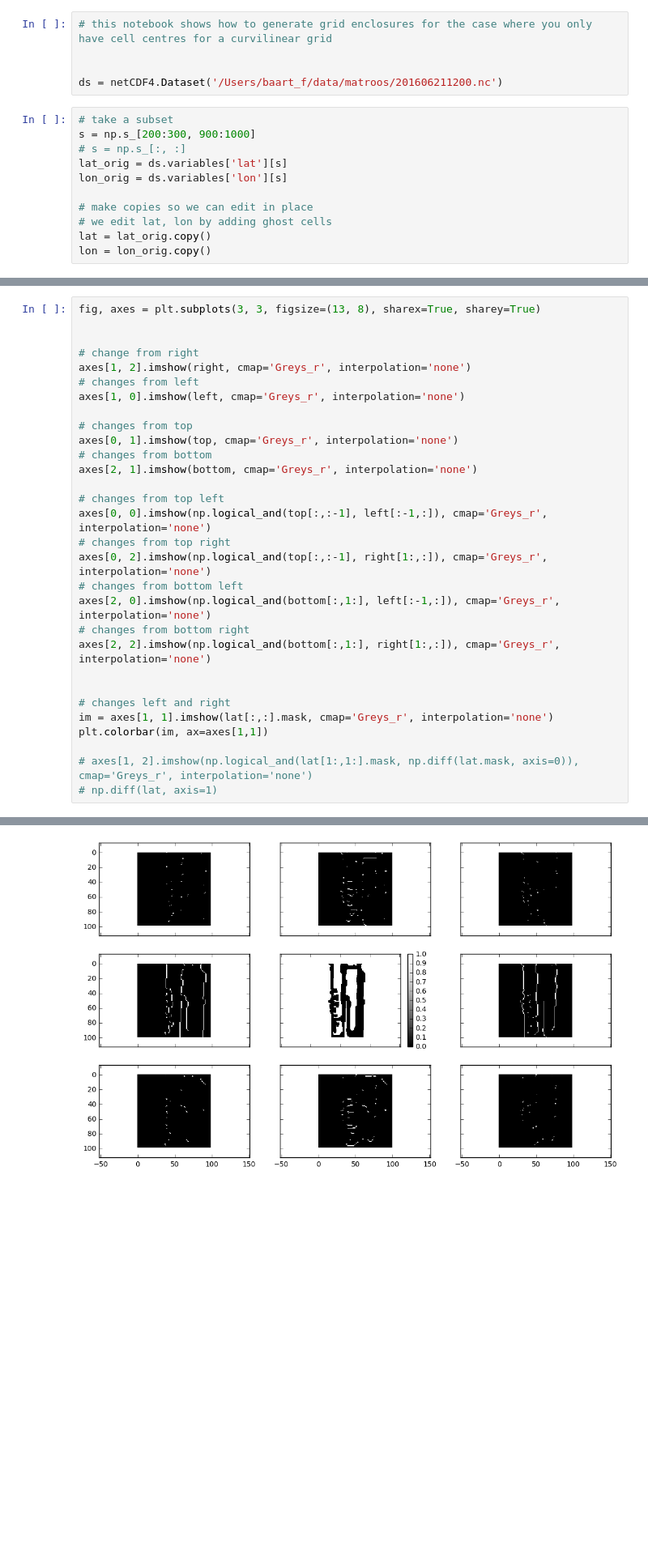
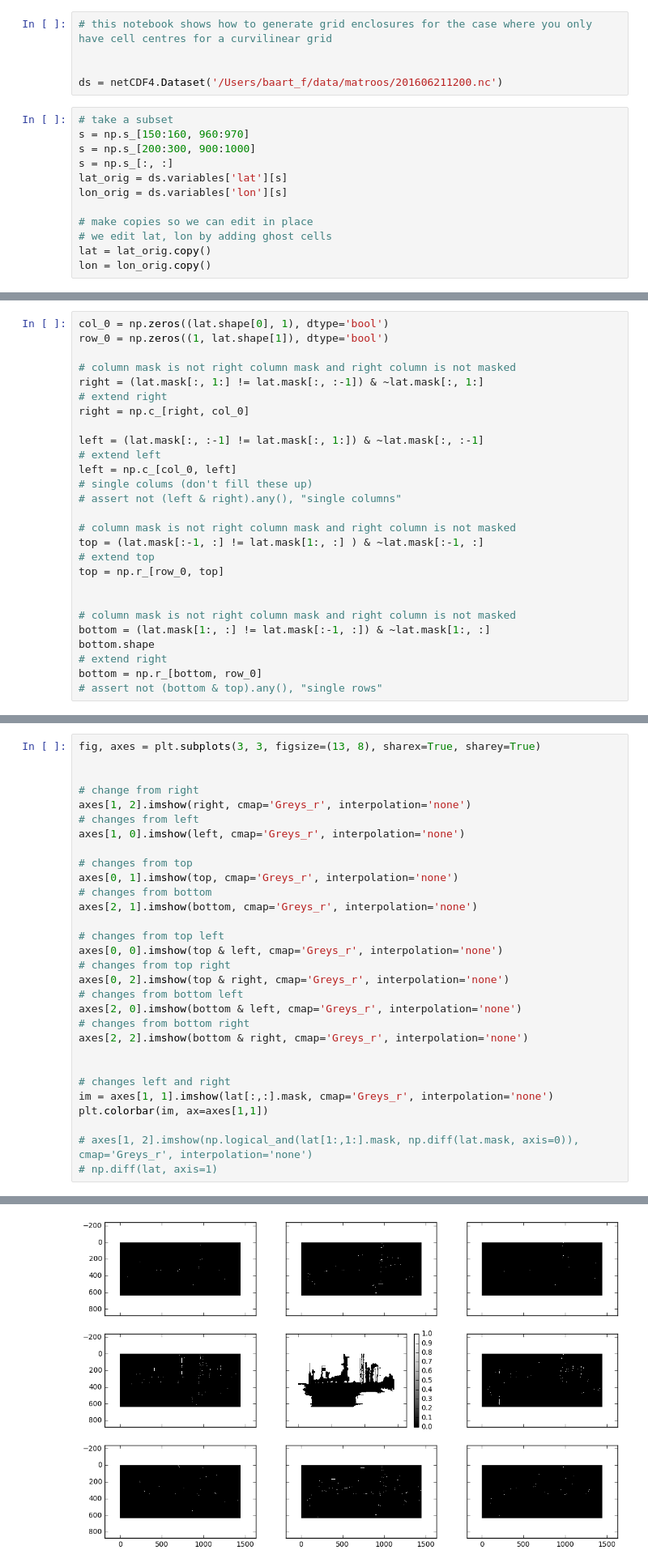
Before and after one commit to openearth/notebooks, a Jupyter notebook: curvilinear_grid_fill.ipynb, the cells around one changed output, grey strips where cells are left out. Shown at 81% size. Saved outputs shown, nothing was run; the diff lists cells and outputs as text; blank space fills up the shorter version.

```diff
--- a/curvilinear_grid_fill.ipynb
+++ b/curvilinear_grid_fill.ipynb
@@ -18,8 +18,9 @@ Loading BokehJS ...
 ds = netCDF4.Dataset('/Users/baart_f/data/matroos/201606211200.nc')
 # %%
 # take a subset
+s = np.s_[150:160, 960:970]
 s = np.s_[200:300, 900:1000]
-# s = np.s_[:, :]
+s = np.s_[:, :]
 lat_orig = ds.variables['lat'][s]
 lon_orig = ds.variables['lon'][s]
 
@@ -37,3 +44,30 @@ left_right = np.logical_and(left, right)
 top = np.logical_and(lat[1:,:].mask, np.diff(lat.mask, axis=0))
 bottom = np.logical_and(lat[:-1,:].mask, np.diff(lat.mask, axis=0))
 top_bottom = np.logical_and(top, bottom)
+# %%
+col_0 = np.zeros((lat.shape[0], 1), dtype='bool')
+row_0 = np.zeros((1, lat.shape[1]), dtype='bool')
+
+# column mask is not right column mask and right column is not masked
+right = (lat.mask[:, 1:] != lat.mask[:, :-1]) & ~lat.mask[:, 1:]
+# extend right
+right = np.c_[right, col_0]
+
+left = (lat.mask[:, :-1] != lat.mask[:, 1:]) & ~lat.mask[:, :-1]
+# extend left
+left = np.c_[col_0, left]
+# single colums (don't fill these up)
+# assert not (left & right).any(), "single columns"
+
+# column mask is not right column mask and right column is not masked
+top = (lat.mask[:-1, :] != lat.mask[1:, :] ) & ~lat.mask[:-1, :]
+# extend top
+top = np.r_[row_0, top]
+
+
+# column mask is not right column mask and right column is not masked
+bottom = (lat.mask[1:, :] != lat.mask[:-1, :]) & ~lat.mask[1:, :]
+bottom.shape
+# extend right
+bottom = np.r_[bottom, row_0]
+# assert not (bottom & top).any(), "single rows"
@@ -40,34 +88,34 @@ top_bottom = np.logical_and(top, bottom)
 # %%
 fig, axes = plt.subplots(3, 3, figsize=(13, 8), sharex=True, sharey=True)
 
 
 # change from right
 axes[1, 2].imshow(right, cmap='Greys_r', interpolation='none')
 # changes from left
 axes[1, 0].imshow(left, cmap='Greys_r', interpolation='none')
 
 # changes from top
 axes[0, 1].imshow(top, cmap='Greys_r', interpolation='none')
 # changes from bottom
 axes[2, 1].imshow(bottom, cmap='Greys_r', interpolation='none')
 
 # changes from top left
-axes[0, 0].imshow(np.logical_and(top[:,:-1], left[:-1,:]), cmap='Greys_r', interpolation='none')
+axes[0, 0].imshow(top & left, cmap='Greys_r', interpolation='none')
 # changes from top right
-axes[0, 2].imshow(np.logical_and(top[:,:-1], right[1:,:]), cmap='Greys_r', interpolation='none')
+axes[0, 2].imshow(top & right, cmap='Greys_r', interpolation='none')
 # changes from bottom left
-axes[2, 0].imshow(np.logical_and(bottom[:,1:], left[:-1,:]), cmap='Greys_r', interpolation='none')
+axes[2, 0].imshow(bottom & left, cmap='Greys_r', interpolation='none')
 # changes from bottom right
-axes[2, 2].imshow(np.logical_and(bottom[:,1:], right[1:,:]), cmap='Greys_r', interpolation='none')
+axes[2, 2].imshow(bottom & right, cmap='Greys_r', interpolation='none')
 
 
 # changes left and right
 im = axes[1, 1].imshow(lat[:,:].mask, cmap='Greys_r', interpolation='none')
 plt.colorbar(im, ax=axes[1,1])
 
 # axes[1, 2].imshow(np.logical_and(lat[1:,1:].mask, np.diff(lat.mask, axis=0)), cmap='Greys_r', interpolation='none')
 # np.diff(lat, axis=1)
 # %% [output]
 <matplotlib.colorbar.Colorbar at 0x...>
-[figure, old version]
+[figure, new version]
 # %%
```
Also changed, not shown: parts of 13 cells of this notebook.
